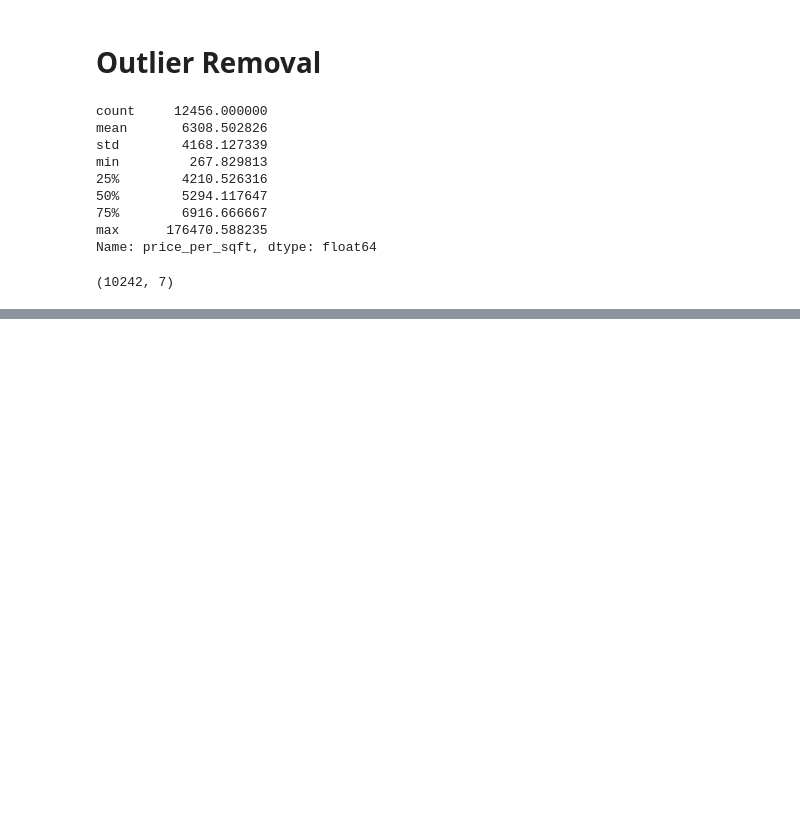
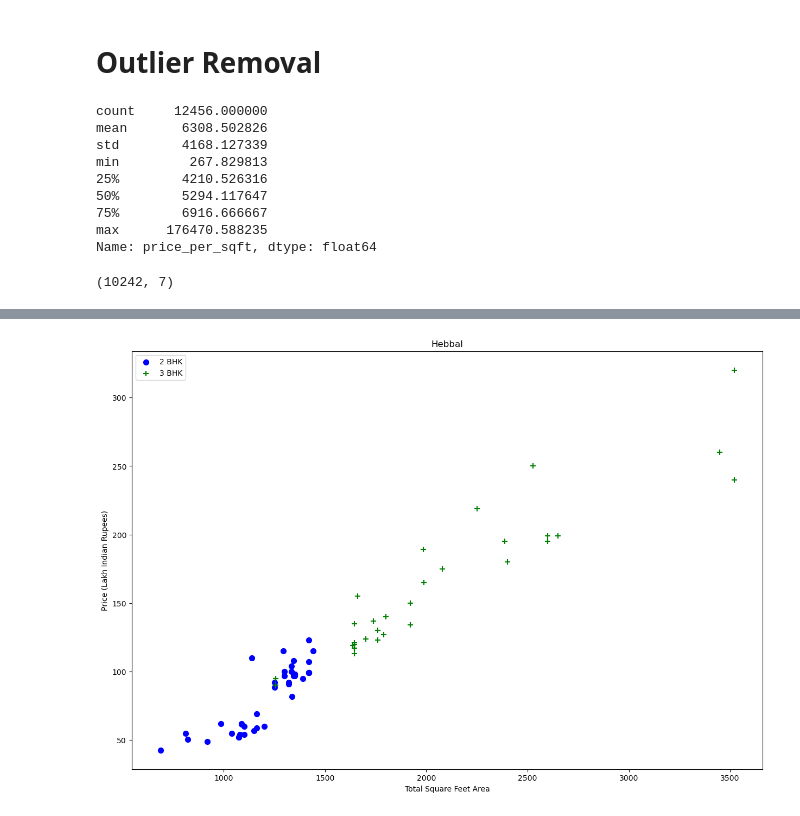
Before and after one commit to aka1sh/realestate, a Jupyter notebook: model/model.ipynb, the cells around one changed output, grey strips where cells are left out. Saved outputs shown, nothing was run; the diff lists cells and outputs as text; code cells hidden in the pictures; blank space fills up the shorter version.

```diff
--- a/model/model.ipynb
+++ b/model/model.ipynb
@@ -184,0 +229,4 @@ df7.shape
+# %%
+plot_scatter_chart(df8,"Hebbal")
+# %% [output]
+[figure, added]
```
Also changed, not shown: parts of 4 cells of this notebook.
